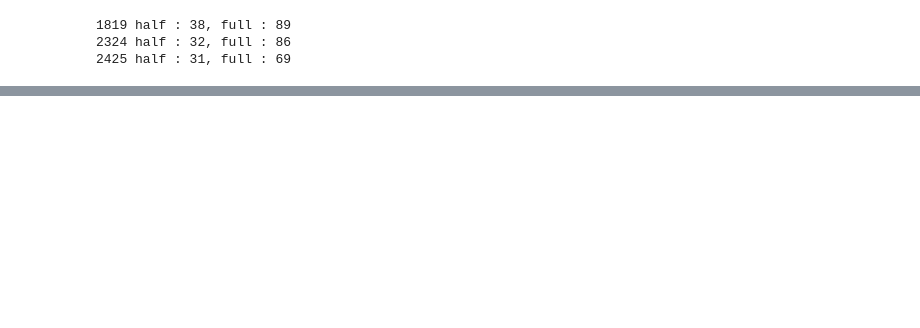
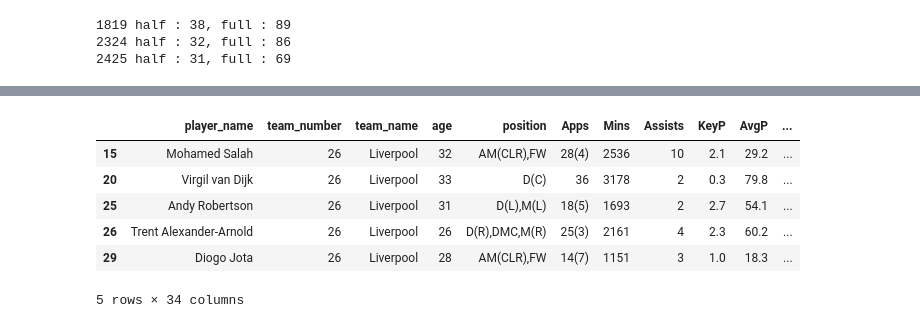
Before and after one commit to jmlee8939/Klopp-vs-Slot, a Jupyter notebook: note.ipynb, the cells around one changed output, grey strips where cells are left out. Drawn from its saved outputs; the diff is of its cells as text; code cells hidden in the pictures; blank space fills up the shorter version.

```diff
--- a/note.ipynb
+++ b/note.ipynb
@@ -469,0 +588,10 @@ print('2425 half : {}, full : {}'.format(liv_2425_results['half_liv_score'].sum(
+# %%
+player_2324[player_2324['team_name'] == 'Liverpool'].sort_values(by='Rating', ascending=False).head(5)
+# %% [output]
+|  | player_name | team_number | team_name | age | position | Apps | Mins | Assists | KeyP | AvgP | ... |
+| 15 | Mohamed Salah | 26 | Liverpool | 32 | AM(CLR),FW | 28(4) | 2536 | 10 | 2.1 | 29.2 | ... |
+| 20 | Virgil van Dijk | 26 | Liverpool | 33 | D(C) | 36 | 3178 | 2 | 0.3 | 79.8 | ... |
+| 25 | Andy Robertson | 26 | Liverpool | 31 | D(L),M(L) | 18(5) | 1693 | 2 | 2.7 | 54.1 | ... |
+| 26 | Trent Alexander-Arnold | 26 | Liverpool | 26 | D(R),DMC,M(R) | 25(3) | 2161 | 4 | 2.3 | 60.2 | ... |
+| 29 | Diogo Jota | 26 | Liverpool | 28 | AM(CLR),FW | 14(7) | 1151 | 3 | 1.0 | 18.3 | ... |
+5 rows × 34 columns
```
Also changed, not shown: parts of 18 cells of this notebook.
